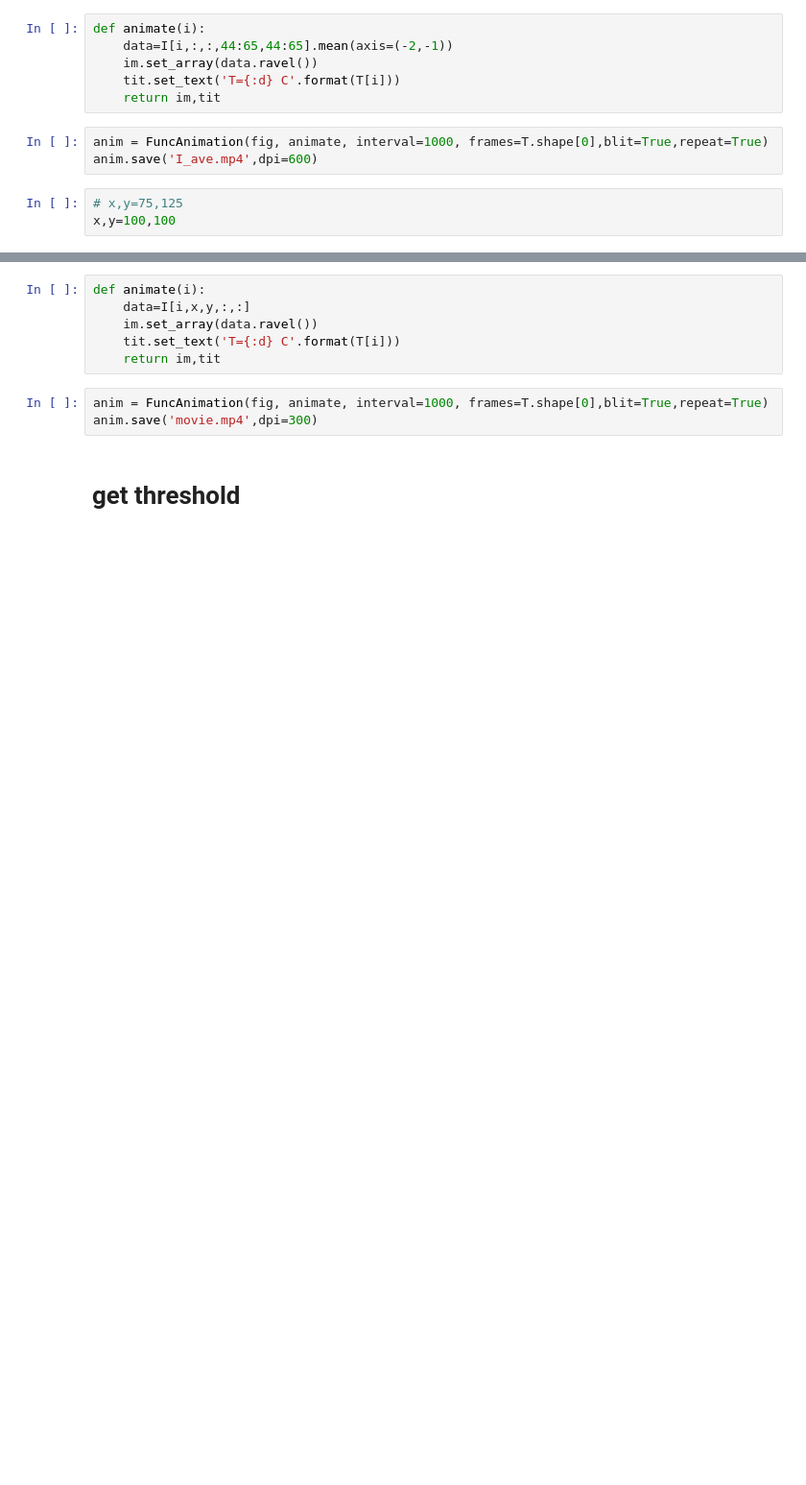
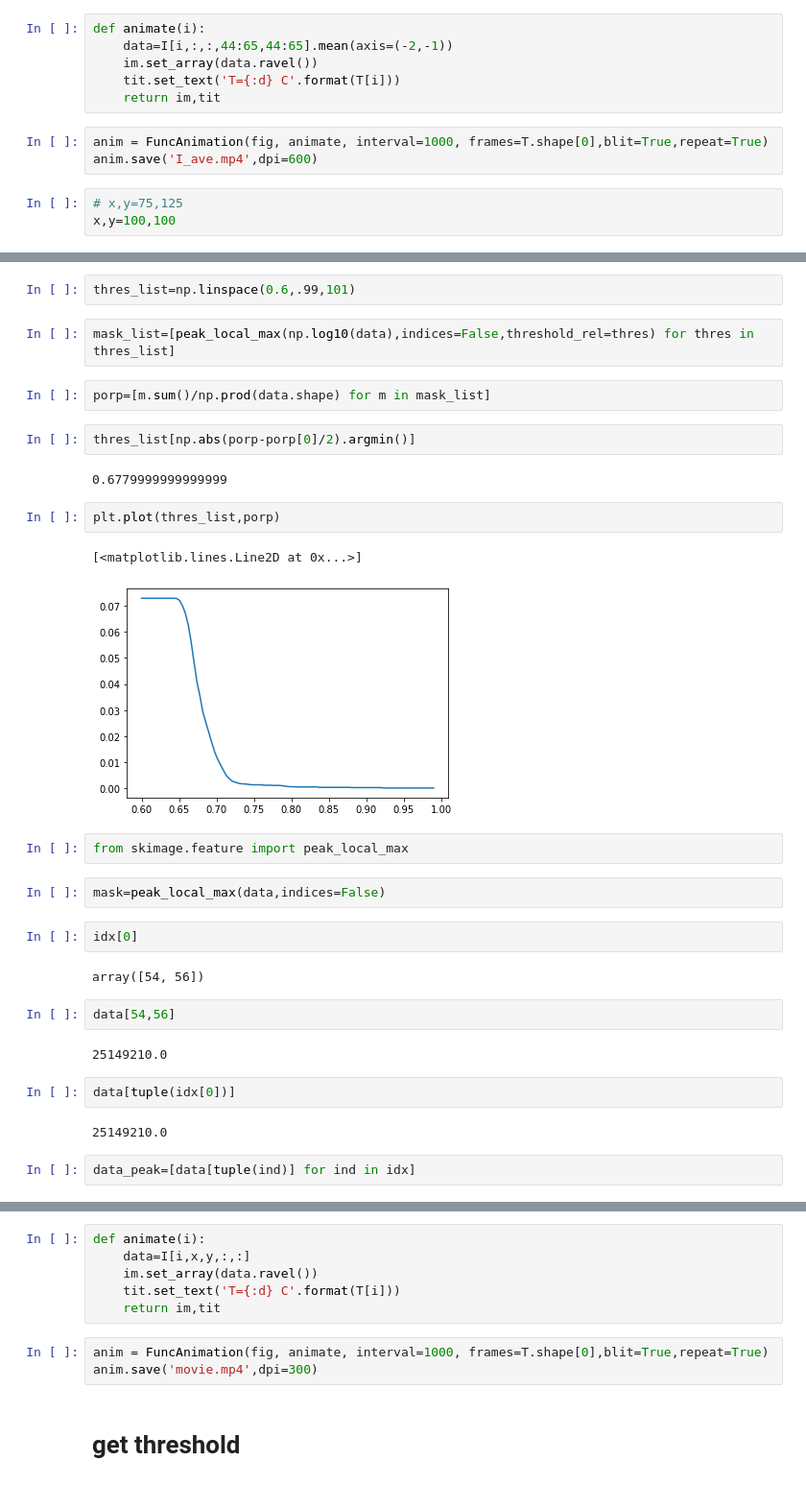
Before and after one commit to hainingpan/4D, a Jupyter notebook: XTEC_STEM_recal.ipynb, the cells around one changed output, grey strips where cells are left out. Shown at 96% size. Drawn from its saved outputs; the diff is of its cells as text; blank space fills up the shorter version.

Commit message:
keep all peaks

```diff
--- a/XTEC_STEM_recal.ipynb
+++ b/XTEC_STEM_recal.ipynb
@@ -90,0 +140,33 @@ ax.scatter(55,55)
+# %%
+thres_list=np.linspace(0.6,.99,101)
+# %%
+mask_list=[peak_local_max(np.log10(data),indices=False,threshold_rel=thres) for thres in thres_list]
+# %%
+porp=[m.sum()/np.prod(data.shape) for m in mask_list]
+# %%
+thres_list[np.abs(porp-porp[0]/2).argmin()]
+# %% [output]
+0.6779999999999999
+# %%
+plt.plot(thres_list,porp)
+# %% [output]
+[<matplotlib.lines.Line2D at 0x...>]
+[figure, added]
+# %%
+from skimage.feature import peak_local_max
+# %%
+mask=peak_local_max(data,indices=False)
+# %%
+idx[0]
+# %% [output]
+array([54, 56])
+# %%
+data[54,56]
+# %% [output]
+25149210.0
+# %%
+data[tuple(idx[0])]
+# %% [output]
+25149210.0
+# %%
+data_peak=[data[tuple(ind)] for ind in idx]
```
Also changed, not shown: parts of 24 cells of this notebook.
